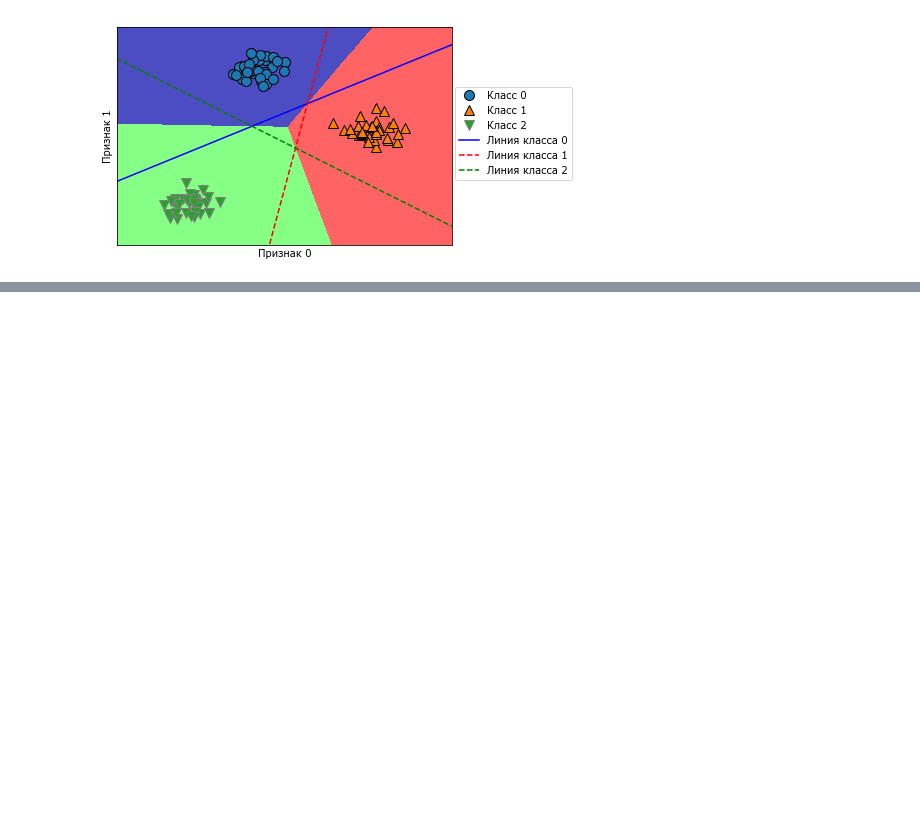
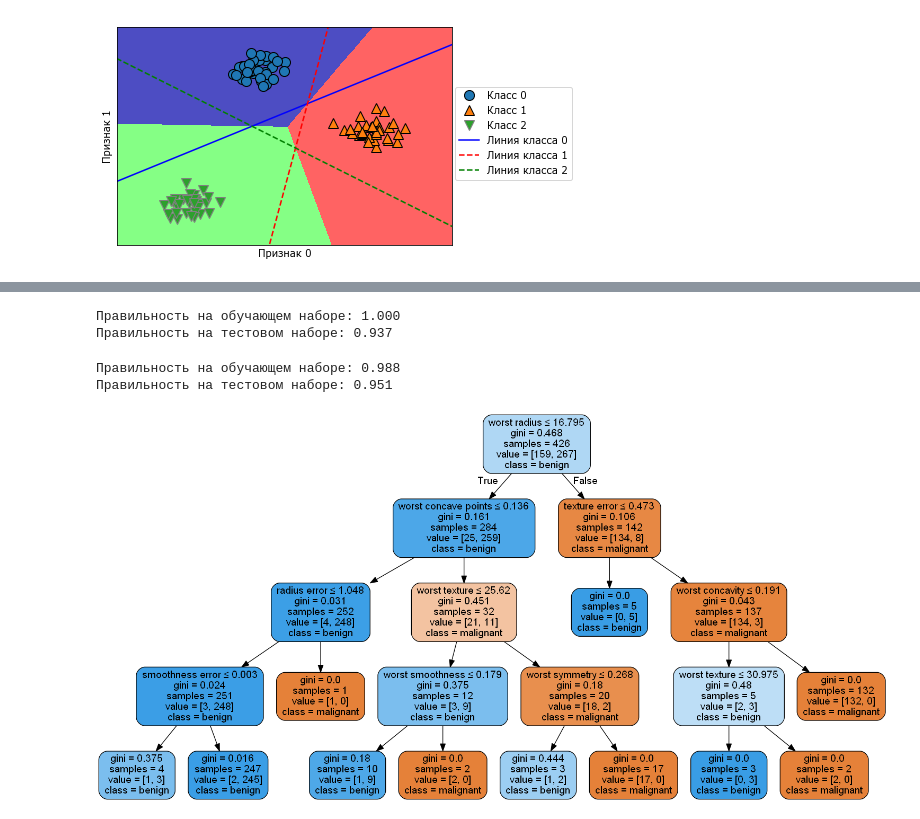
Before and after one commit to azamind/ml-intro, a Jupyter notebook: code/Chapter2.ipynb, the cells around one changed output, grey strips where cells are left out. Cells and saved outputs as stored; diff of their text form; code cells hidden in the pictures; blank space fills up the shorter version.

Commit message:
desicion tree chapter 2

```diff
--- a/code/Chapter2.ipynb
+++ b/code/Chapter2.ipynb
@@ -436,0 +442,19 @@ Text(0, 0.5, 'Признак 1')
+# %%
+cancer = load_breast_cancer()
+X_train, X_test, y_train, y_test = train_test_split(cancer.data, cancer.target, stratify=cancer.target, random_state=42)
+tree = DecisionTreeClassifier(random_state=0)
+tree.fit(X_train, y_train)
+print("Правильность на обучающем наборе: {:.3f}".format(tree.score(X_train, y_train)))
+print("Правильность на тестовом наборе: {:.3f}".format(tree.score(X_test, y_test)))
+# %% [output]
+Правильность на обучающем наборе: 1.000
+Правильность на тестовом наборе: 0.937
+# %%
+# установим ограничение в глубину принятий решение. Это делается для того, чтобы модель не переобучалась
+tree = DecisionTreeClassifier(max_depth=4,random_state=0)
+tree.fit(X_train, y_train)
+print("Правильность на обучающем наборе: {:.3f}".format(tree.score(X_train, y_train)))
+print("Правильность на тестовом наборе: {:.3f}".format(tree.score(X_test, y_test)))
+# %% [output]
+Правильность на обучающем наборе: 0.988
+Правильность на тестовом наборе: 0.951
@@ -436,0 +469,19 @@ Text(0, 0.5, 'Признак 1')
+# %%
+# попробуем сохранить в картинке
+from IPython.display import Image
+from sklearn import tree
+from sklearn.tree import export_graphviz
+import pydotplus
+
+clf = DecisionTreeClassifier(max_depth=4,random_state=0)
+clf.fit(X_train, y_train)
+
+dot_data = tree.export_graphviz(clf, out_file=None,
+                               feature_names=cancer.feature_names,
+                               class_names=cancer.target_names,
+                               filled=True, rounded=True,
+                               special_characters=True)
+graph = pydotplus.graph_from_dot_data(dot_data)
+Image(graph.create_png())
+# %% [output]
+[figure, added]
```
Also changed, not shown: parts of 24 cells of this notebook, 2 other files.
